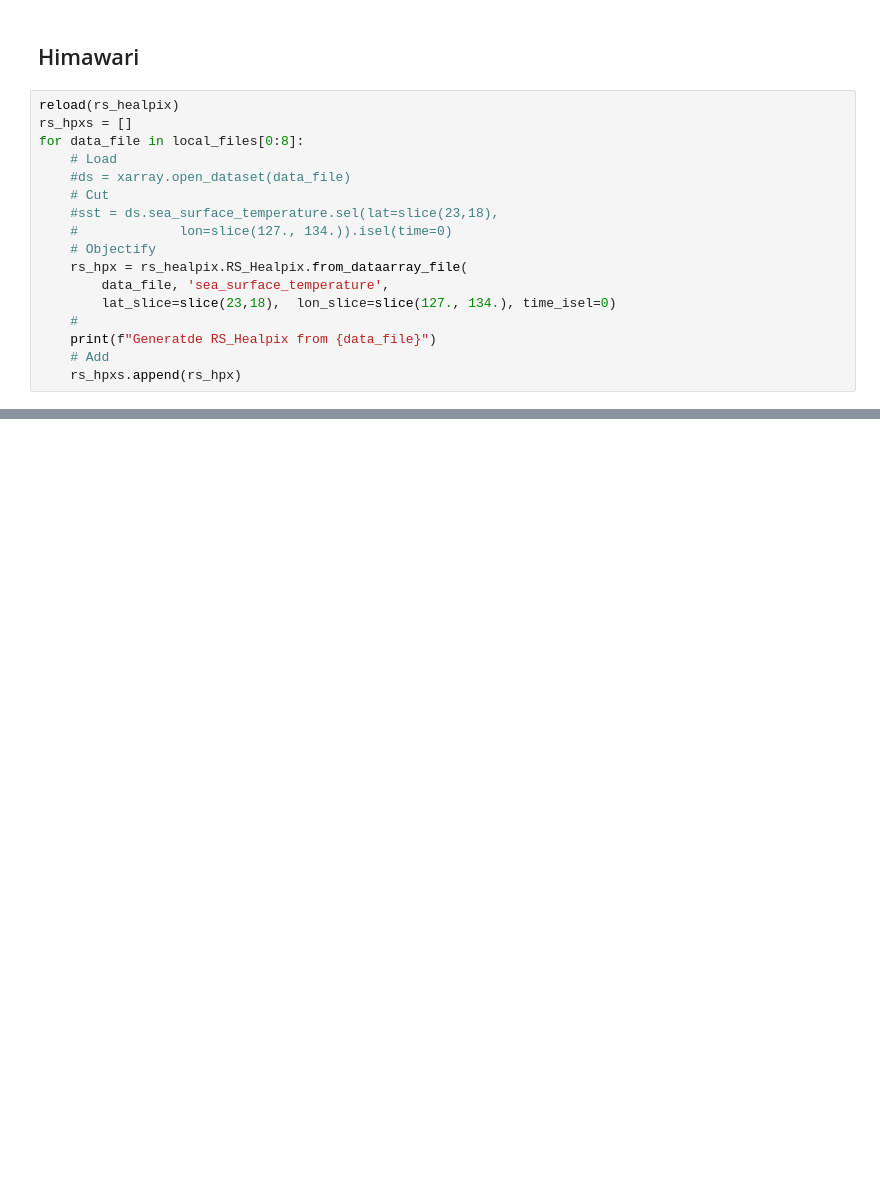
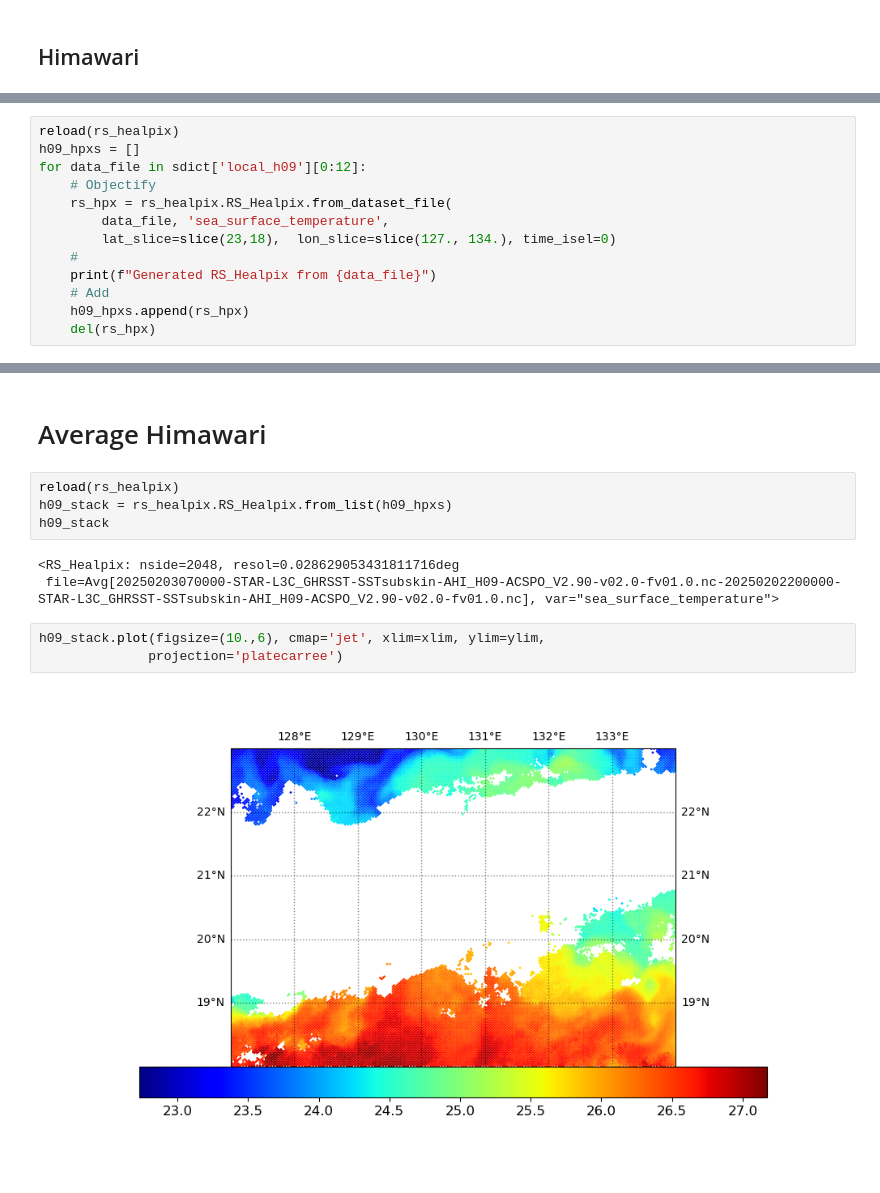
Before and after one commit to Sea-Meets-the-Stars/cugn, a Jupyter notebook: papers/ARCTERX/Analysis/Custom/SST_2025-02-03T10:12:35Z.ipynb, the cells around one changed output, grey strips where cells are left out. Saved outputs shown, nothing was run; the diff lists cells and outputs as text; blank space fills up the shorter version.

```diff
--- a/papers/ARCTERX/Analysis/Custom/SST_2025-02-03T10:12:35Z.ipynb
+++ b/papers/ARCTERX/Analysis/Custom/SST_2025-02-03T10:12:35Z.ipynb
@@ -88,19 +101,2 @@ KeyboardInterrupt:
 # %% [markdown]
 ## Himawari
-# %%
-reload(rs_healpix)
-rs_hpxs = []
-for data_file in local_files[0:8]:
-    # Load
-    #ds = xarray.open_dataset(data_file)
-    # Cut
-    #sst = ds.sea_surface_temperature.sel(lat=slice(23,18),
-    #             lon=slice(127., 134.)).isel(time=0)
-    # Objectify
-    rs_hpx = rs_healpix.RS_Healpix.from_dataarray_file(
-        data_file, 'sea_surface_temperature',
-        lat_slice=slice(23,18),  lon_slice=slice(127., 134.), time_isel=0)
-    #
-    print(f"Generatde RS_Healpix from {data_file}")
-    # Add
-    rs_hpxs.append(rs_hpx)
@@ -352,0 +103,13 @@ Data variables: (12/13)
+# %%
+reload(rs_healpix)
+h09_hpxs = []
+for data_file in sdict['local_h09'][0:12]:
+    # Objectify
+    rs_hpx = rs_healpix.RS_Healpix.from_dataset_file(
+        data_file, 'sea_surface_temperature',
+        lat_slice=slice(23,18),  lon_slice=slice(127., 134.), time_isel=0)
+    #
+    print(f"Generated RS_Healpix from {data_file}")
+    # Add
+    h09_hpxs.append(rs_hpx)
+    del(rs_hpx)
@@ -352,0 +129,14 @@ Data variables: (12/13)
+# %% [markdown]
+# Average Himawari
+# %%
+reload(rs_healpix)
+h09_stack = rs_healpix.RS_Healpix.from_list(h09_hpxs)
+h09_stack
+# %% [output]
+<RS_Healpix: nside=2048, resol=0.028629053431811716deg
+ file=Avg[20250203070000-STAR-L3C_GHRSST-SSTsubskin-AHI_H09-ACSPO_V2.90-v02.0-fv01.0.nc-20250202200000-STAR-L3C_GHRSST-SSTsubskin-AHI_H09-ACSPO_V2.90-v02.0-fv01.0.nc], var="sea_surface_temperature">
+# %%
+h09_stack.plot(figsize=(10.,6), cmap='jet', xlim=xlim, ylim=ylim,
+              projection='platecarree')
+# %% [output]
+[figure, added]
```
Also changed, not shown: parts of 49 cells of this notebook, 1 other file.
